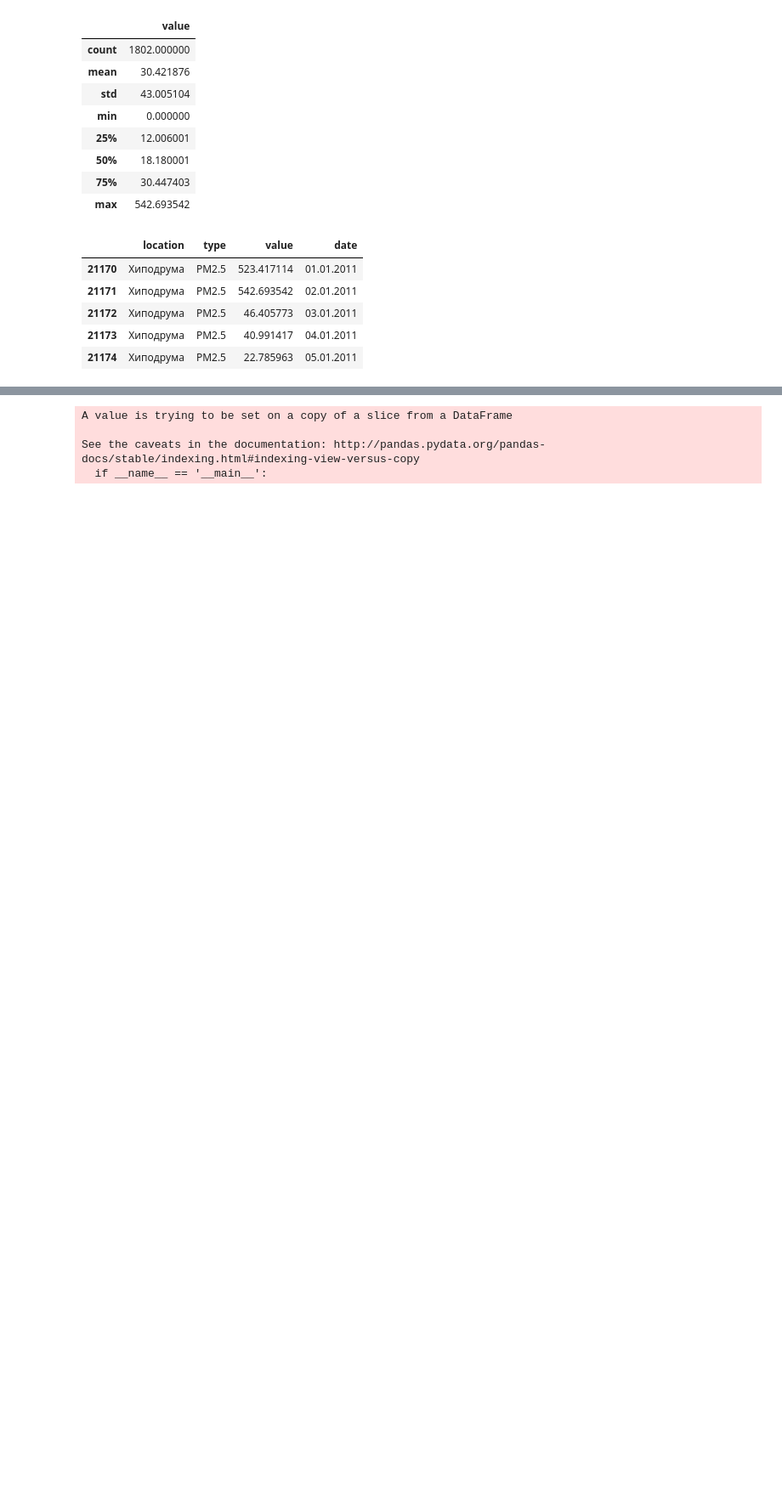
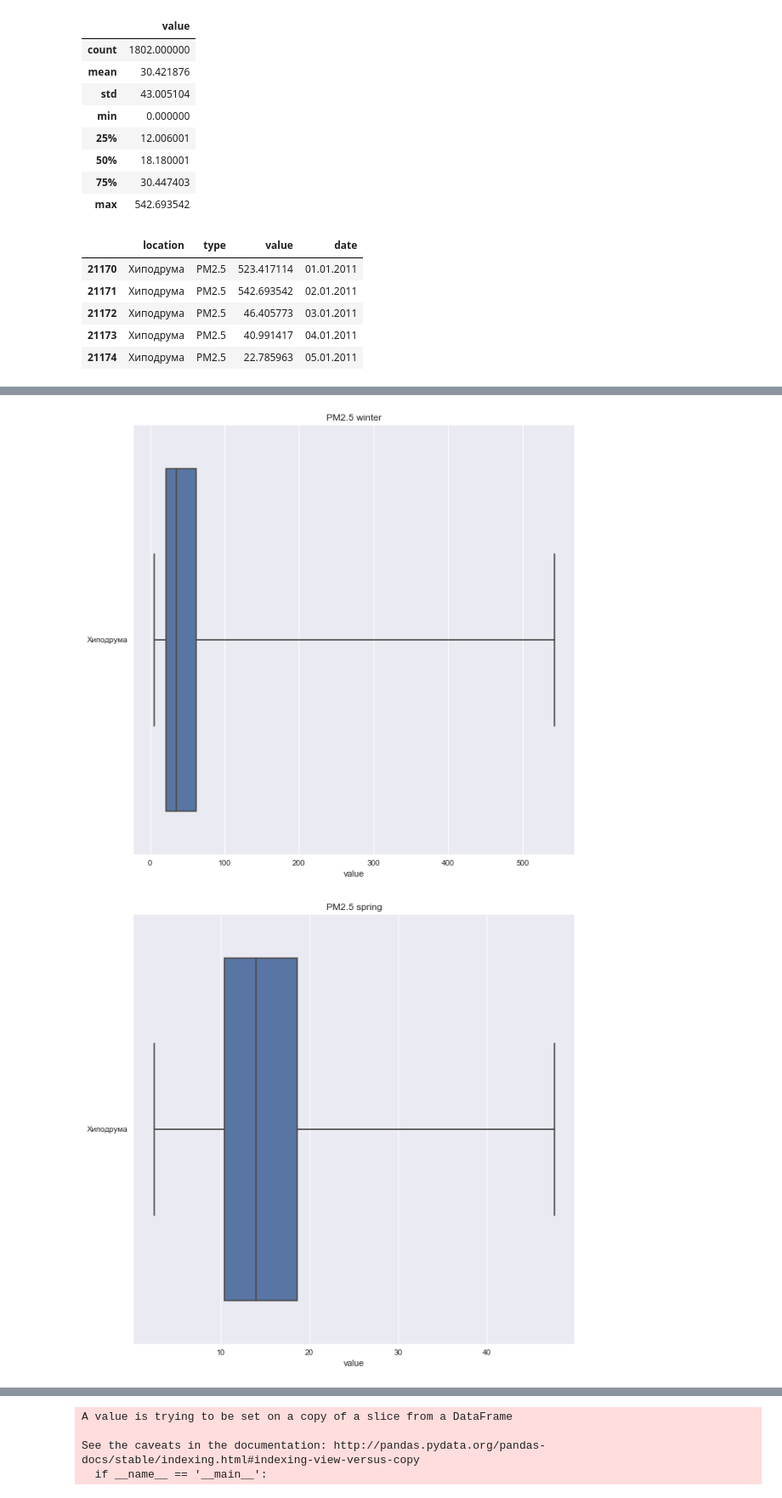
Before and after one commit to apepa/air-pollution, a Jupyter notebook: opendata process.ipynb, the cells around one changed output, grey strips where cells are left out. Shown: that part at 85% size. Cells and saved outputs as stored; diff of their text form; code cells hidden in the pictures; blank space fills up the shorter version.

```diff
--- a/opendata process.ipynb
+++ b/opendata process.ipynb
@@ -225,0 +241,24 @@ plot_by_location(df_pm10)
+# %%
+df_pm25 = pd_aggregated[(pd_aggregated['type'] == 'PM2.5')
+                        & (pd_aggregated['season'] == 'winter')][['value', 'location']]
+df_pm25 = df_pm25[(df_pm25.value != 0)]
+plot_by(df_pm25, by=['value', 'location'], title="PM2.5 winter")
+
+
+df_pm25 = pd_aggregated[(pd_aggregated['type'] == 'PM2.5')
+                        & (pd_aggregated['season'] == 'spring')][['value', 'location']]
+df_pm25 = df_pm25[(df_pm25.value != 0)]
+plot_by(df_pm25, by=['value', 'location'], title="PM2.5 spring")
+
+df_pm25 = pd_aggregated[(pd_aggregated['type'] == 'PM2.5')
+                        & (pd_aggregated['season'] == 'summer')][['value', 'location']]
+df_pm25 = df_pm25[(df_pm25.value != 0)]
+plot_by(df_pm25, by=['value', 'location'], title="PM2.5 summer")
+
+df_pm25 = pd_aggregated[(pd_aggregated['type'] == 'PM2.5')
+                        & (pd_aggregated['season'] == 'autumn')][['value', 'location']]
+df_pm25 = df_pm25[(df_pm25.value != 0)]
+plot_by(df_pm25, by=['value', 'location'], title="PM2.5 autumn")
+# %% [output]
+[figure, added]
+[figure, added]
```
Also changed, not shown: parts of 33 cells of this notebook.
